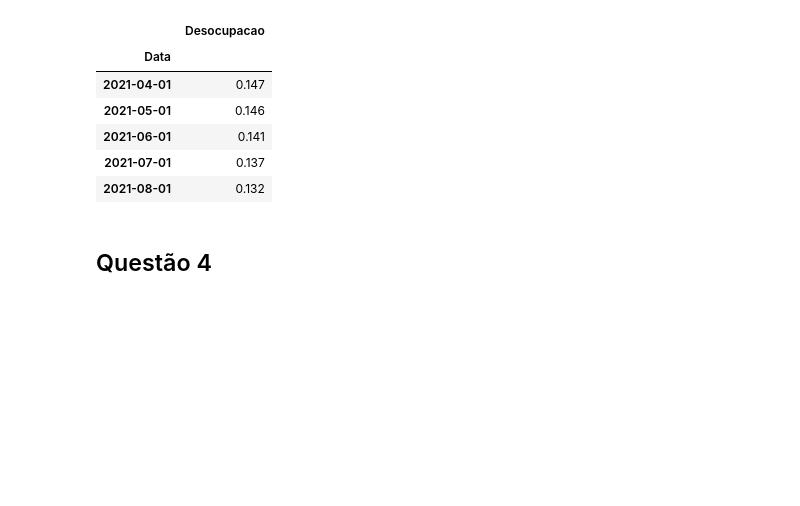
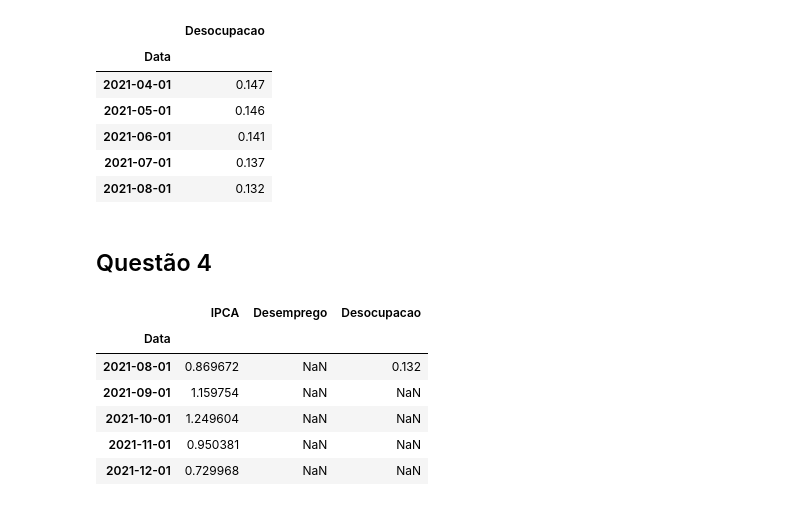
Before and after one commit to Pugianf/Big_Data_and_Public_Sector_III-Economic_Development, a Jupyter notebook: Trablaho_Final_Big_Data_e_Setor_Público_III.ipynb, the cells around one changed output. Saved outputs shown, nothing was run; the diff lists cells and outputs as text; code cells hidden in the pictures; blank space fills up the shorter version.

```diff
--- a/Trablaho_Final_Big_Data_e_Setor_Público_III.ipynb
+++ b/Trablaho_Final_Big_Data_e_Setor_Público_III.ipynb
@@ -252,4 +252,18 @@ dfDesocupacao.tail(5)
 # %% [markdown]
 ## Questão 4
 # %%
+# criando dataset unificado
+
 dfDados = dfIPCA.merge(dfDesemprego, how='left', on=['Data'])
+
+dfDados = dfDados.merge(dfDesocupacao, how='left', on=['Data'])
+
+dfDados.tail(5)
+# %% [output]
+|  | IPCA | Desemprego | Desocupacao |
+| Data |  |  |  |
+| 2021-08-01 | 0.869672 | NaN | 0.132 |
+| 2021-09-01 | 1.159754 | NaN | NaN |
+| 2021-10-01 | 1.249604 | NaN | NaN |
+| 2021-11-01 | 0.950381 | NaN | NaN |
+| 2021-12-01 | 0.729968 | NaN | NaN |
```
Also changed, not shown: parts of 4 cells of this notebook.
